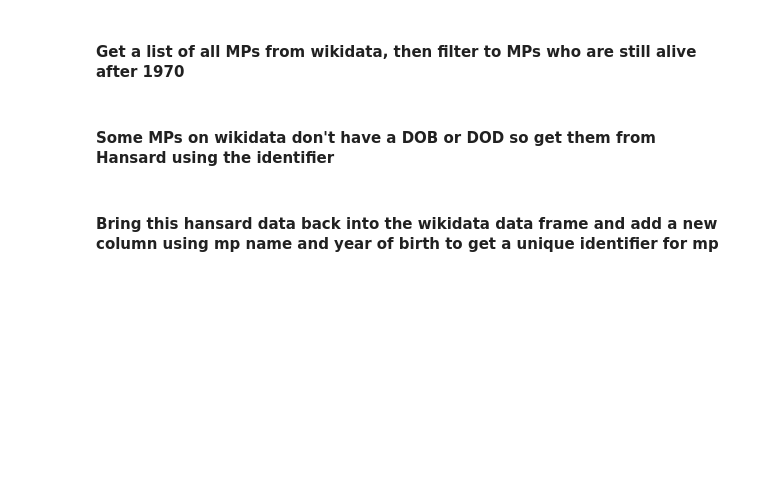
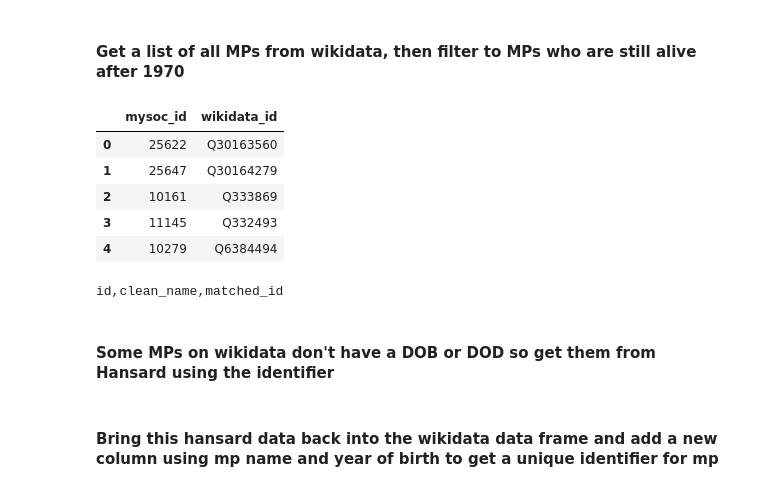
Before and after one commit to dldx/women-in-congress, a Jupyter notebook: MP_speeches-Part1.ipynb, the cells around one changed output. Saved outputs shown, nothing was run; the diff lists cells and outputs as text; code cells hidden in the pictures; blank space fills up the shorter version.

```diff
--- a/MP_speeches-Part1.ipynb
+++ b/MP_speeches-Part1.ipynb
@@ -123,0 +286,15 @@ if True:
+# %%
+# Json data of MPs from the past twenty years which have both mysociety and wikidata ids
+everypol = requests.get("https://cdn.rawgit.com/everypolitician/everypolitician-data/72d2213c9e3c8efeba1bf88ec2dcd50cd1bb0f4b/data/UK/Commons/ep-popolo-v1.0.json").json()
+# Make a dataframe from json
+everypol = pd.DataFrame([{"mysoc_id": int(list(filter(lambda identifier: identifier["scheme"] == "parlparse", mp["identifiers"]))[0]["identifier"].split("/")[-1]),
+  "wikidata_id": list(filter(lambda identifier: identifier["scheme"] == "wikidata", mp["identifiers"]))[0]["identifier"]} for mp in everypol["persons"]])
+
+everypol.head()
+# %% [output]
+|  | mysoc_id | wikidata_id |
+| 0 | 25622 | Q30163560 |
+| 1 | 25647 | Q30164279 |
+| 2 | 10161 | Q333869 |
+| 3 | 11145 | Q332493 |
+| 4 | 10279 | Q6384494 |
@@ -123,0 +311,4 @@ if True:
+# %%
+print(c.loc[c.matches.notnull() & c.mp_id.isnull()].assign(matched_id = lambda x: x.matches.apply(reverse_match))[["id", "clean_name", "matched_id"]].to_csv(index=False))
+# %% [output]
+id,clean_name,matched_id
```
Also changed, not shown: parts of 17 cells of this notebook, 16 other files.
